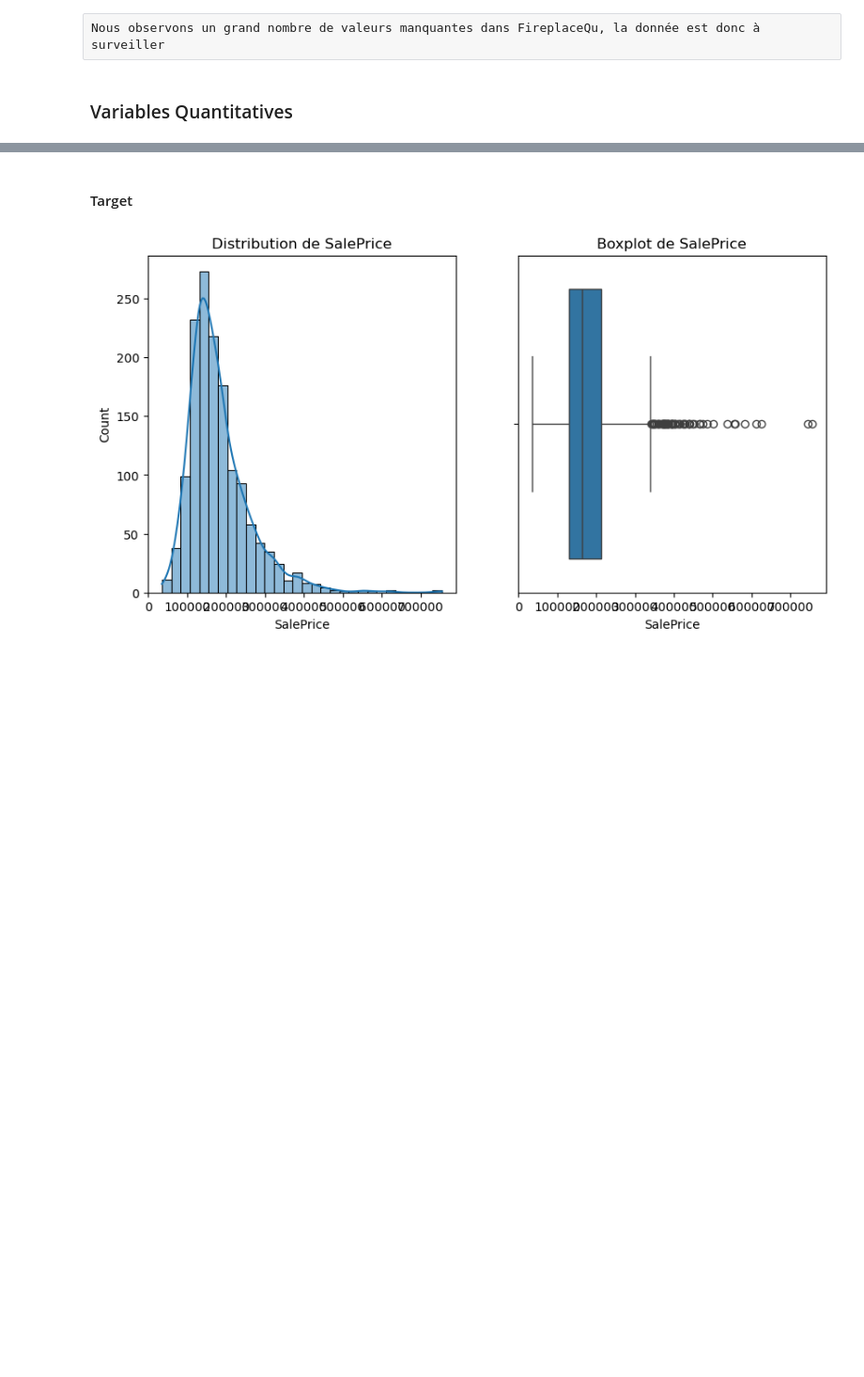
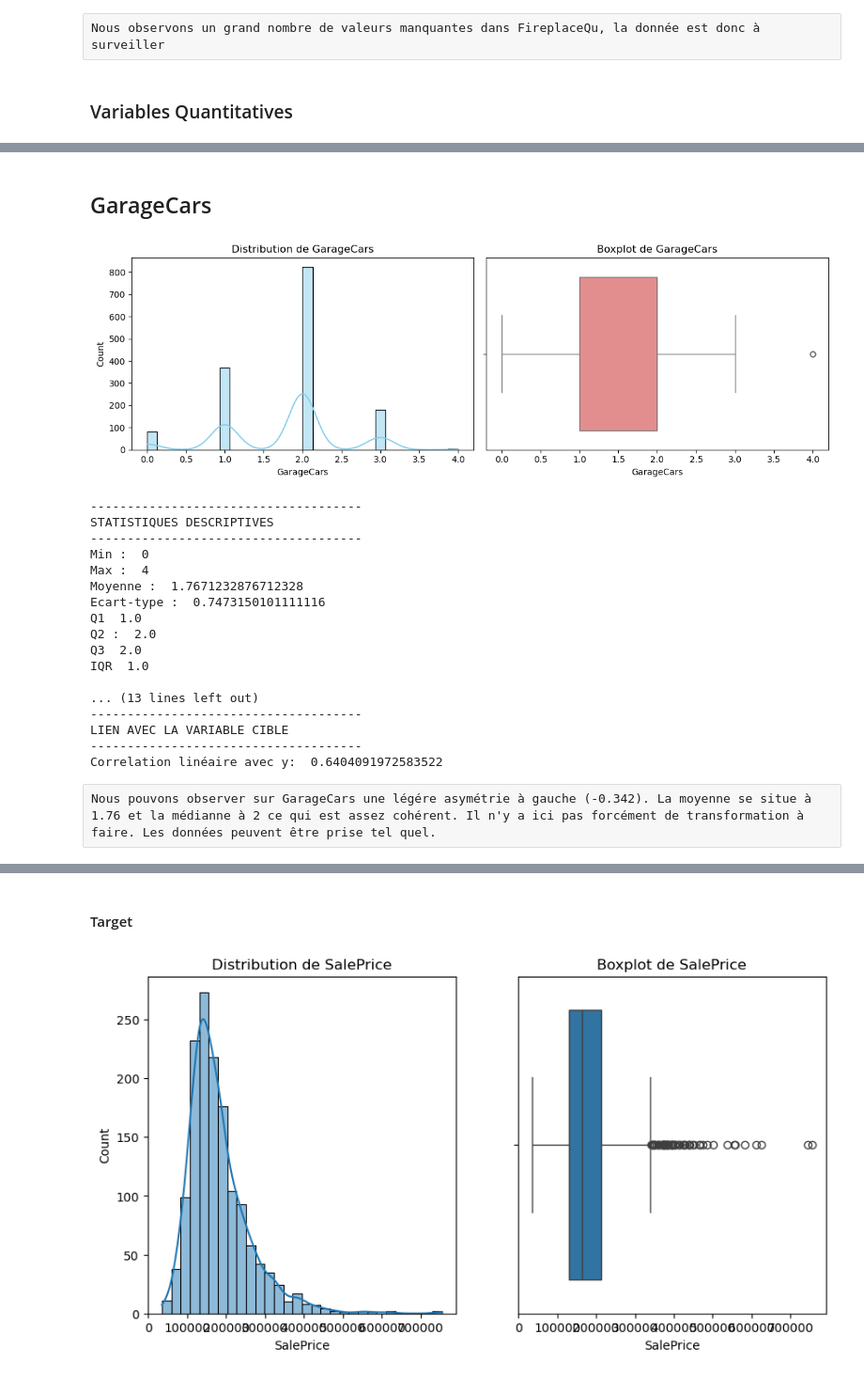
Before and after one commit to QuentinGense-hub/House-Prices---Advanced-Regression-Techniques, a Jupyter notebook: Script_immo.ipynb, the cells around one changed output, grey strips where cells are left out. Shown at 94% size. Cells and saved outputs as stored; diff of their text form; code cells hidden in the pictures; blank space fills up the shorter version.

```diff
--- a/Script_immo.ipynb
+++ b/Script_immo.ipynb
@@ -270,0 +398,25 @@ for col in df1.select_dtypes(['float', 'int']):
+# %% [markdown]
+## GarageCars
+# %%
+analyse(X, 'GarageCars', y)
+# %% [output]
+[figure, added]
+-------------------------------------
+STATISTIQUES DESCRIPTIVES
+-------------------------------------
+Min :  0
+Max :  4
+Moyenne :  1.7671232876712328
+Ecart-type :  0.7473150101111116
+Q1  1.0
+Q2 :  2.0
+Q3  2.0
+IQR  1.0
+
+... (13 lines left out)
+-------------------------------------
+LIEN AVEC LA VARIABLE CIBLE
+-------------------------------------
+Correlation linéaire avec y:  0.6404091972583522
+# %% [raw]
+Nous pouvons observer sur GarageCars une légére asymétrie à gauche (-0.342). La moyenne se situe à 1.76 et la médianne à 2 ce qui est assez cohérent. Il n'y a ici pas forcément de transformation à faire. Les données peuvent être prise tel quel.
```
Also changed, not shown: parts of 39 cells of this notebook.
